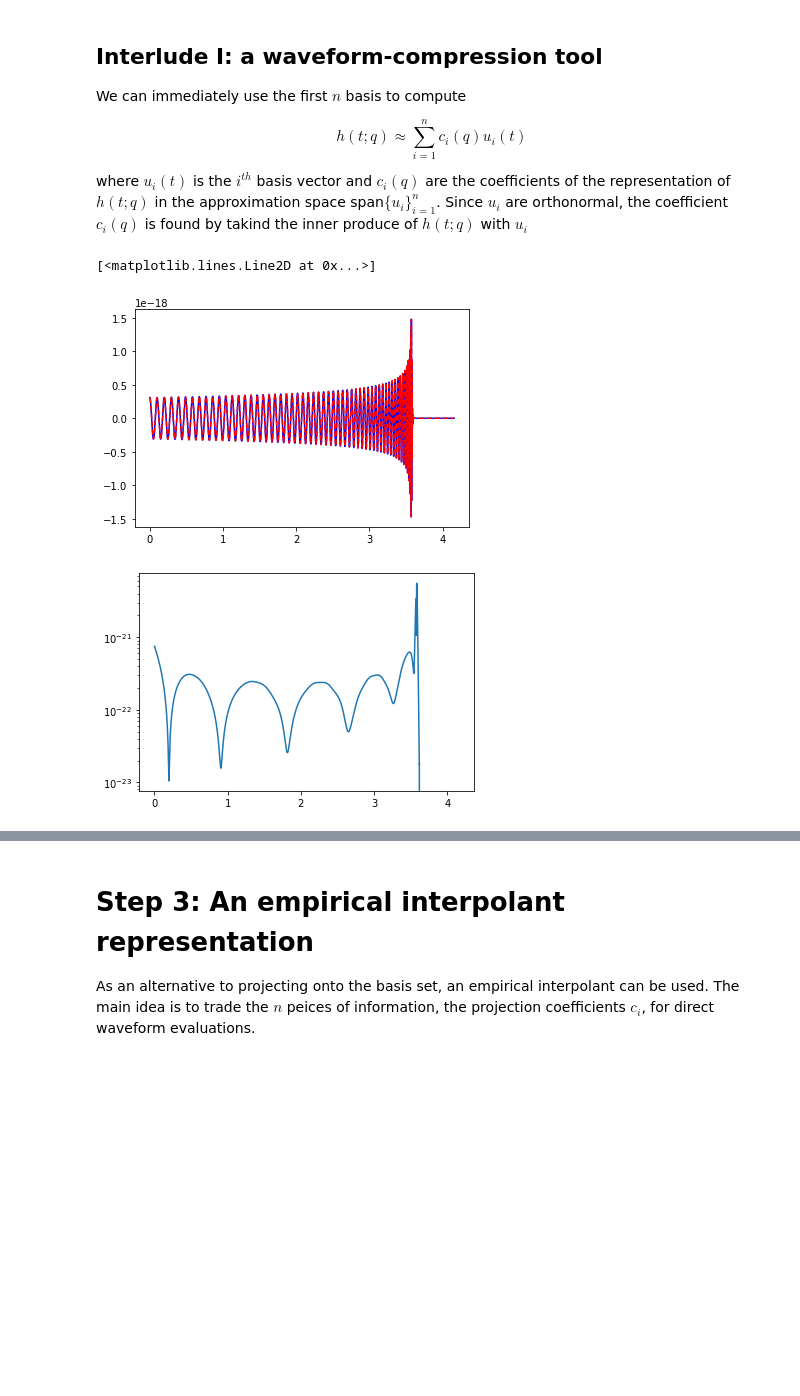
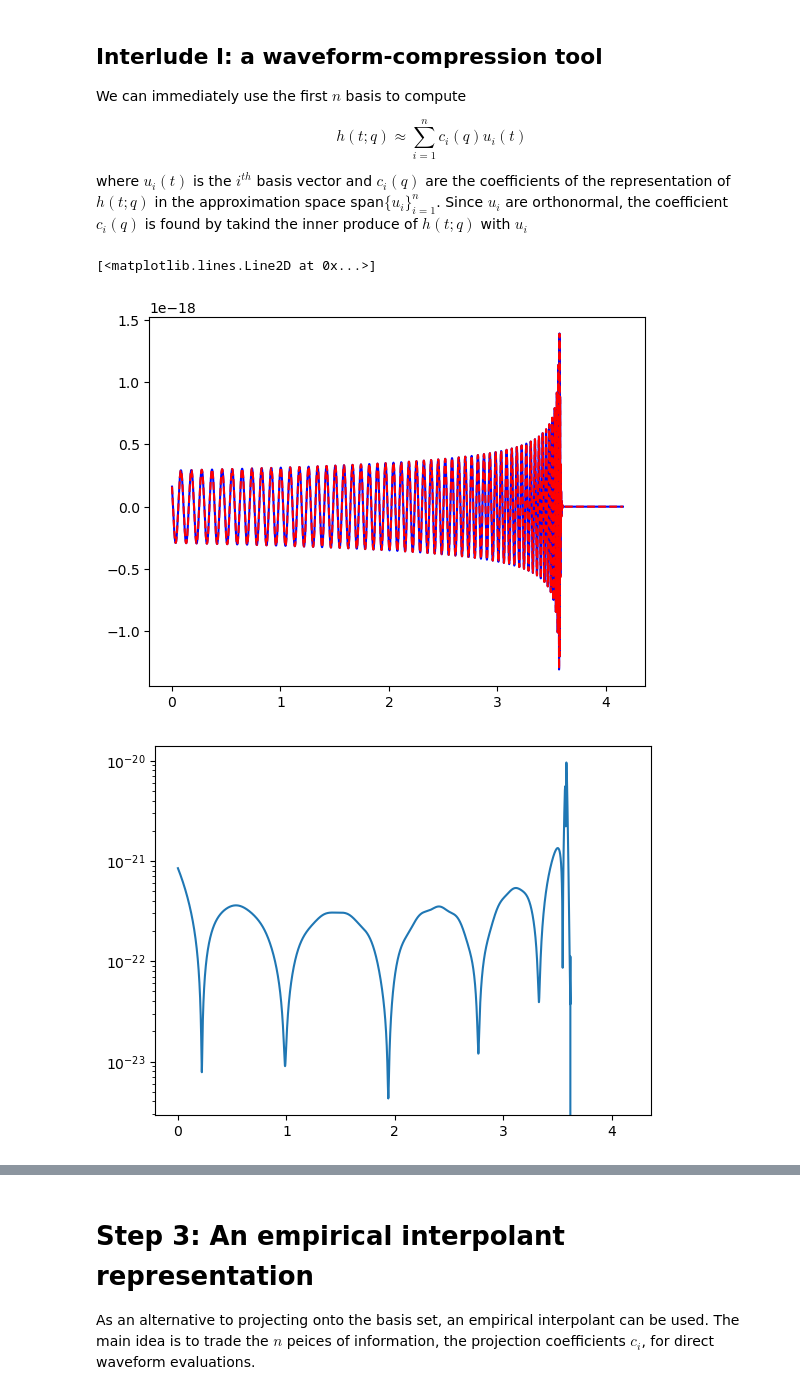
Before and after one commit to vijayvarma392/ICERM_workshop, a Jupyter notebook: ICERM-build-1d-model.ipynb, the cells around one changed output, grey strips where cells are left out. Cells and saved outputs as stored; diff of their text form; code cells hidden in the pictures; blank space fills up the shorter version.

```diff
--- a/ICERM-build-1d-model.ipynb
+++ b/ICERM-build-1d-model.ipynb
@@ -381,25 +395,25 @@ basis_size = 7 # More vectors -> more accuracy but also more computational cost
 basis_set  = u[:,0:basis_size]
 # %%
 # Select a waveform to approximate
-h_i = training_data_aligned[:,0]
+h_i = training_data_aligned[:,70]
 
 # compute its representation in the linear space defined by the span of the basis set
-proj_coeffs = np.dot(basis_set.transpose(), h_i.conjugate())
+proj_coeffs = np.dot(basis_set.conjugate().transpose(), h_i)
 h_approx = np.dot(basis_set, proj_coeffs.transpose())
 h_approx = h_approx.transpose()
 
 # plot the original waveform, its compressed version, and the error
 plt.figure(1)
 plt.plot(times,h_i,'blue')
 plt.plot(times,h_approx,'r--')
 
 plt.figure(2)
 wave_err = np.abs(h_i - h_approx)
 plt.semilogy(times,wave_err)
 # %% [output]
 [<matplotlib.lines.Line2D at 0x...>]
-[figure, old version]
+[figure, new version]
-[figure, old version]
+[figure, new version]
 # %% [markdown]
 ## Short exercise 1
 
```
Also changed, not shown: parts of 19 cells of this notebook.
